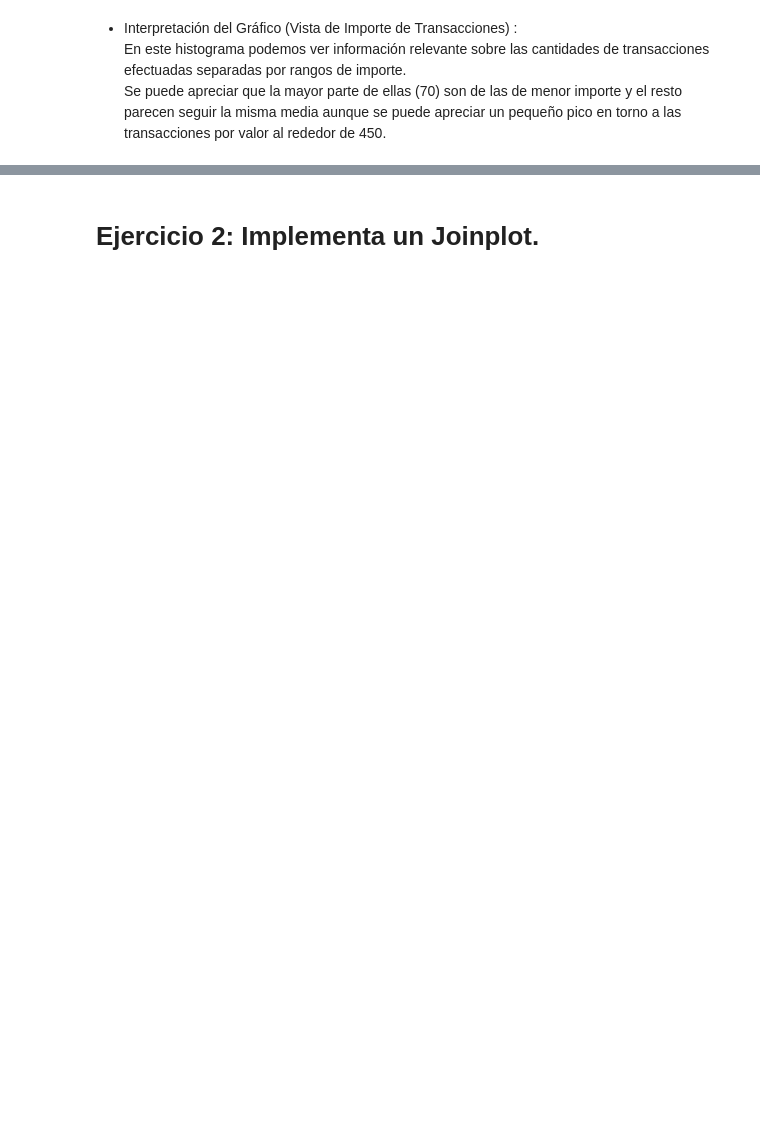
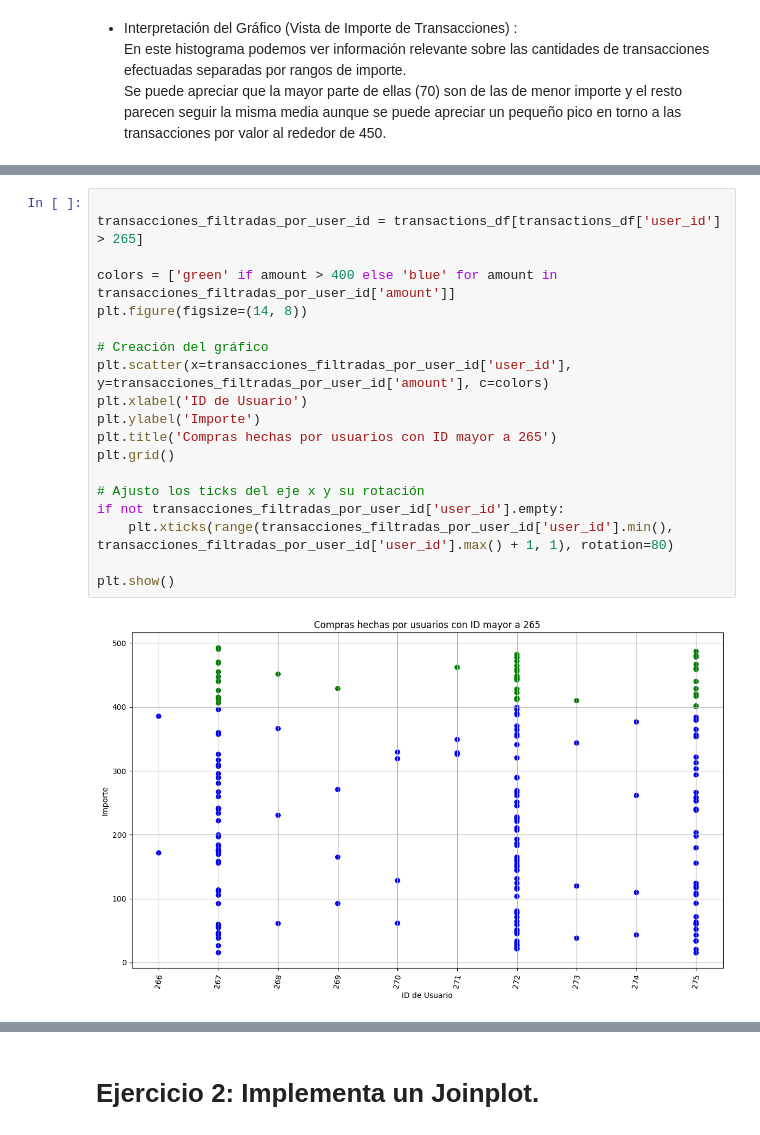
Before and after one commit to Bellengher/SPRINT-1, a Jupyter notebook: SPRINT8.1/Sprint_8_1.ipynb, the cells around one changed output, grey strips where cells are left out. Cells and saved outputs as stored; diff of their text form; blank space fills up the shorter version.

```diff
--- a/SPRINT8.1/Sprint_8_1.ipynb
+++ b/SPRINT8.1/Sprint_8_1.ipynb
@@ -343,0 +142,21 @@ plt.show()
+# %%
+
+transacciones_filtradas_por_user_id = transactions_df[transactions_df['user_id'] > 265]
+
+colors = ['green' if amount > 400 else 'blue' for amount in transacciones_filtradas_por_user_id['amount']]
+plt.figure(figsize=(14, 8))
+
+# Creación del gráfico
+plt.scatter(x=transacciones_filtradas_por_user_id['user_id'], y=transacciones_filtradas_por_user_id['amount'], c=colors)
+plt.xlabel('ID de Usuario')
+plt.ylabel('Importe')
+plt.title('Compras hechas por usuarios con ID mayor a 265')
+plt.grid()
+
+# Ajusto los ticks del eje x y su rotación
+if not transacciones_filtradas_por_user_id['user_id'].empty:
+    plt.xticks(range(transacciones_filtradas_por_user_id['user_id'].min(), transacciones_filtradas_por_user_id['user_id'].max() + 1, 1), rotation=80)
+
+plt.show()
+# %% [output]
+[figure, added]
```
Also changed, not shown: parts of 93 cells of this notebook.
